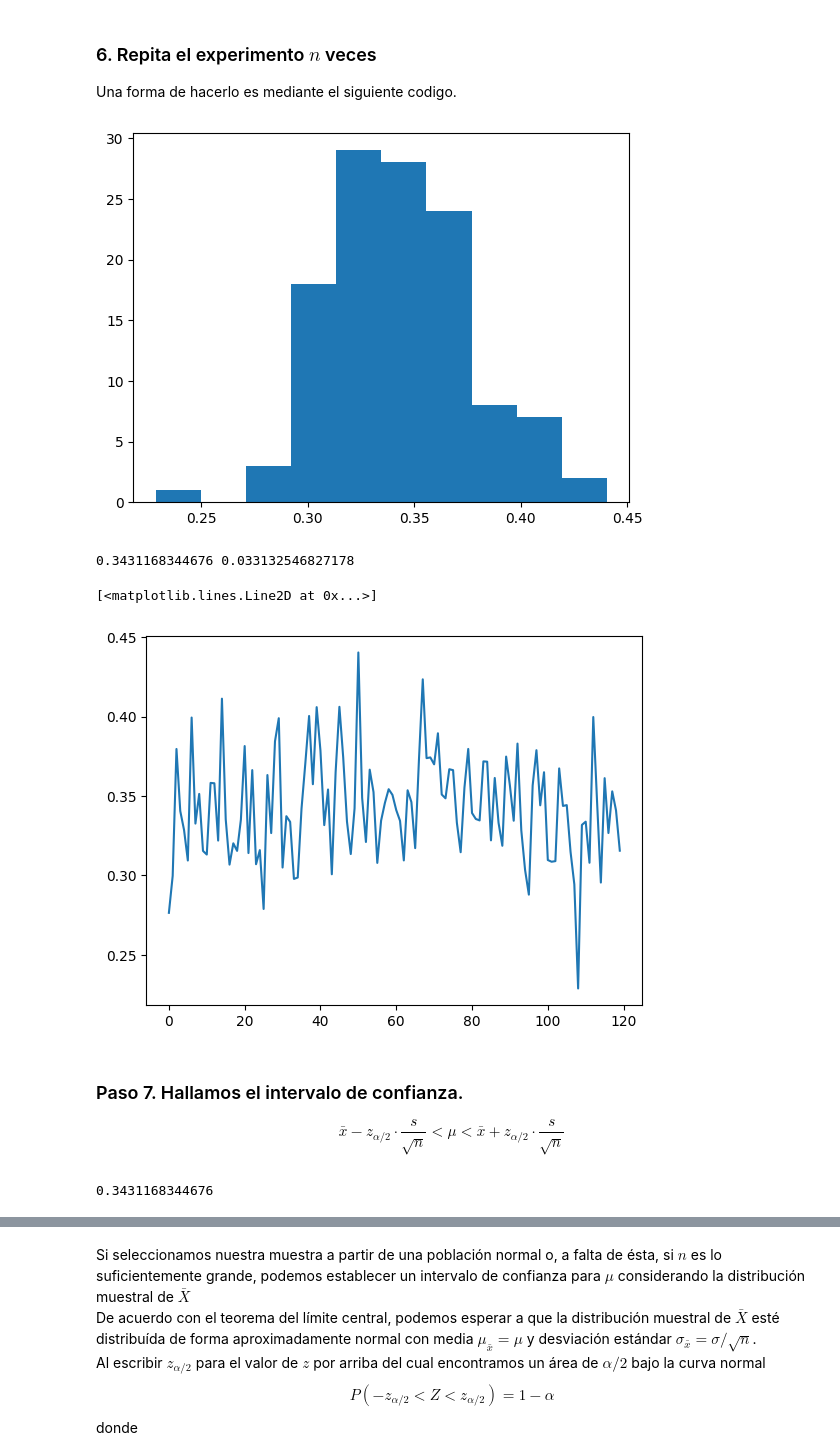
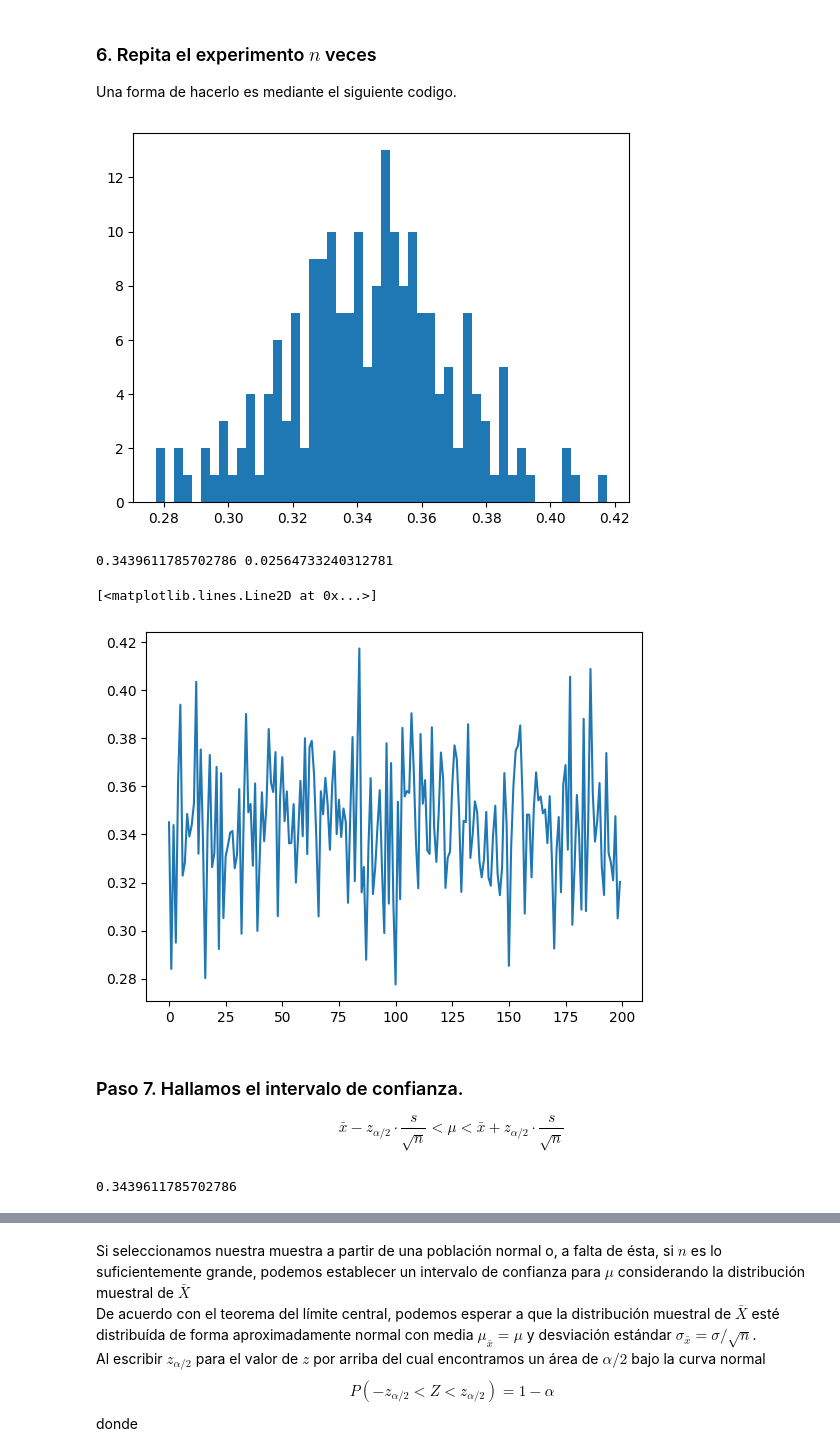
Before and after one commit to DSilvia08/Para-entregar, a Jupyter notebook: Unidad II/Ejemplo 4.ipynb, the cells around one changed output, grey strips where cells are left out. Saved outputs shown, nothing was run; the diff lists cells and outputs as text; code cells hidden in the pictures.

```diff
--- a/Unidad II/Ejemplo 4.ipynb
+++ b/Unidad II/Ejemplo 4.ipynb
@@ -80,25 +86,25 @@ Una forma de hacerlo es mediante el siguiente codigo.
 def modelo(n):
     lista=[]
     for i in range(n):
-        s = prob_inter(500)
+        s = prob_inter(600) #fijamos n=600 estimado por como cerca de ese número converge
         lista.append(np.mean(s))
     return lista
 # %%
-Y=modelo(120)
+Y=modelo(200)
 # %%
-plt.hist(Y)
+plt.hist(Y,bins=50)
 plt.show()
 # %% [output]
-[figure, old version]
+[figure, new version]
 # %%
 print(np.mean(Y), np.std(Y))
 # %% [output]
-0.3431168344676 0.033132546827178
+0.3439611785702786 0.02564733240312781
 # %%
 plt.plot(Y)
 # %% [output]
 [<matplotlib.lines.Line2D at 0x...>]
-[figure, old version]
+[figure, new version]
 # %% [markdown]
 ### Paso 7. Hallamos el intervalo de confianza.
 
@@ -106,5 +112,5 @@ $$\bar{x}-z_{\alpha/2} \cdot \frac{s}{\sqrt{n}} < \mu < \bar{x}+z_{\alpha/2}\cdo
 # %%
 np.mean(Y)
 # %% [output]
-0.3431168344676
+0.3439611785702786
 # %%
```
Also changed, not shown: parts of 16 cells of this notebook.
